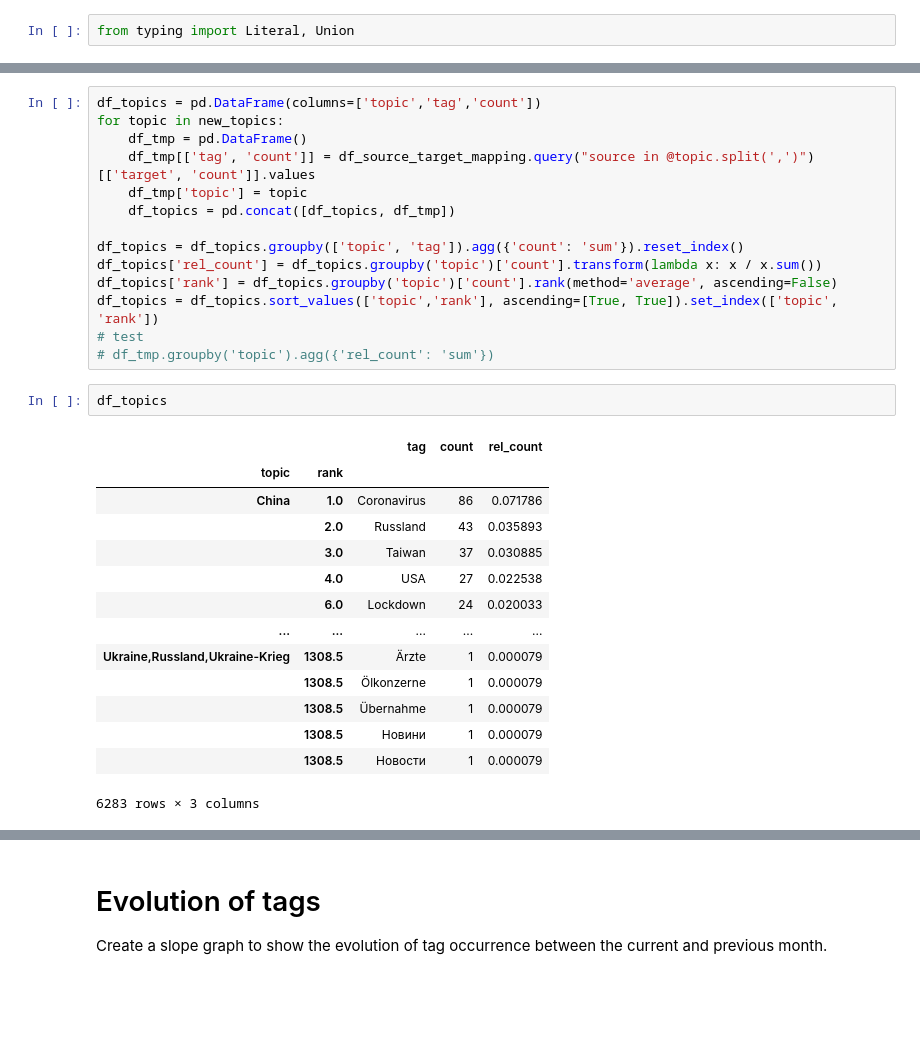
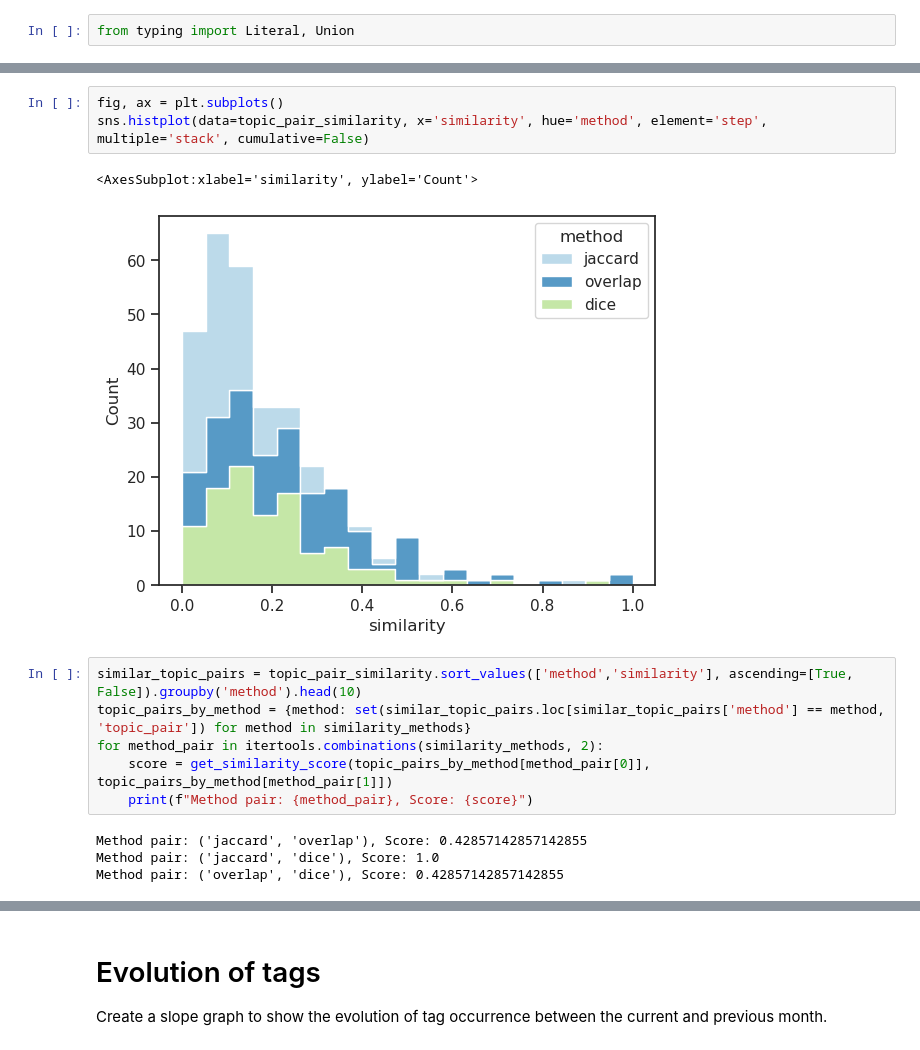
Before and after one commit to TheFerry10/financial-scraping, a Jupyter notebook: 02-news-tags-EDA-advanced.ipynb, the cells around one changed output, grey strips where cells are left out. Cells and saved outputs as stored; diff of their text form; blank space fills up the shorter version.

```diff
--- a/02-news-tags-EDA-advanced.ipynb
+++ b/02-news-tags-EDA-advanced.ipynb
@@ -269,31 +327,16 @@ New topics:  ['Coronavirus', 'Liveblog,Investigativ,Scholz', 'Krieg', 'USA', 'Ch
-# %%
-df_topics = pd.DataFrame(columns=['topic','tag','count'])
-for topic in new_topics:
-    df_tmp = pd.DataFrame()
-    df_tmp[['tag', 'count']] = df_source_target_mapping.query("source in @topic.split(',')")[['target', 'count']].values
-    df_tmp['topic'] = topic
-    df_topics = pd.concat([df_topics, df_tmp])
-
-df_topics = df_topics.groupby(['topic', 'tag']).agg({'count': 'sum'}).reset_index()
-df_topics['rel_count'] = df_topics.groupby('topic')['count'].transform(lambda x: x / x.sum())
-df_topics['rank'] = df_topics.groupby('topic')['count'].rank(method='average', ascending=False)
-df_topics = df_topics.sort_values(['topic','rank'], ascending=[True, True]).set_index(['topic', 'rank'])
-# test
-# df_tmp.groupby('topic').agg({'rel_count': 'sum'})
-# %%
-df_topics
-# %% [output]
-|  |  | tag | count | rel_count |
-| topic | rank |  |  |  |
-| China | 1.0 | Coronavirus | 86 | 0.071786 |
-|  | 2.0 | Russland | 43 | 0.035893 |
-|  | 3.0 | Taiwan | 37 | 0.030885 |
-|  | 4.0 | USA | 27 | 0.022538 |
-|  | 6.0 | Lockdown | 24 | 0.020033 |
-| ... | ... | ... | ... | ... |
-| Ukraine,Russland,Ukraine-Krieg | 1308.5 | Ärzte | 1 | 0.000079 |
-|  | 1308.5 | Ölkonzerne | 1 | 0.000079 |
-|  | 1308.5 | Übernahme | 1 | 0.000079 |
-|  | 1308.5 | Новини | 1 | 0.000079 |
-|  | 1308.5 | Новости | 1 | 0.000079 |
-6283 rows × 3 columns
+# %%
+fig, ax = plt.subplots()
+sns.histplot(data=topic_pair_similarity, x='similarity', hue='method', element='step', multiple='stack', cumulative=False)
+# %% [output]
+<AxesSubplot:xlabel='similarity', ylabel='Count'>
+[figure, added]
+# %%
+similar_topic_pairs = topic_pair_similarity.sort_values(['method','similarity'], ascending=[True, False]).groupby('method').head(10)
+topic_pairs_by_method = {method: set(similar_topic_pairs.loc[similar_topic_pairs['method'] == method, 'topic_pair']) for method in similarity_methods}
+for method_pair in itertools.combinations(similarity_methods, 2):
+    score = get_similarity_score(topic_pairs_by_method[method_pair[0]], topic_pairs_by_method[method_pair[1]])
+    print(f"Method pair: {method_pair}, Score: {score}")
+# %% [output]
+Method pair: ('jaccard', 'overlap'), Score: 0.42857142857142855
+Method pair: ('jaccard', 'dice'), Score: 1.0
+Method pair: ('overlap', 'dice'), Score: 0.42857142857142855
```
Also changed, not shown: parts of 38 cells of this notebook.
